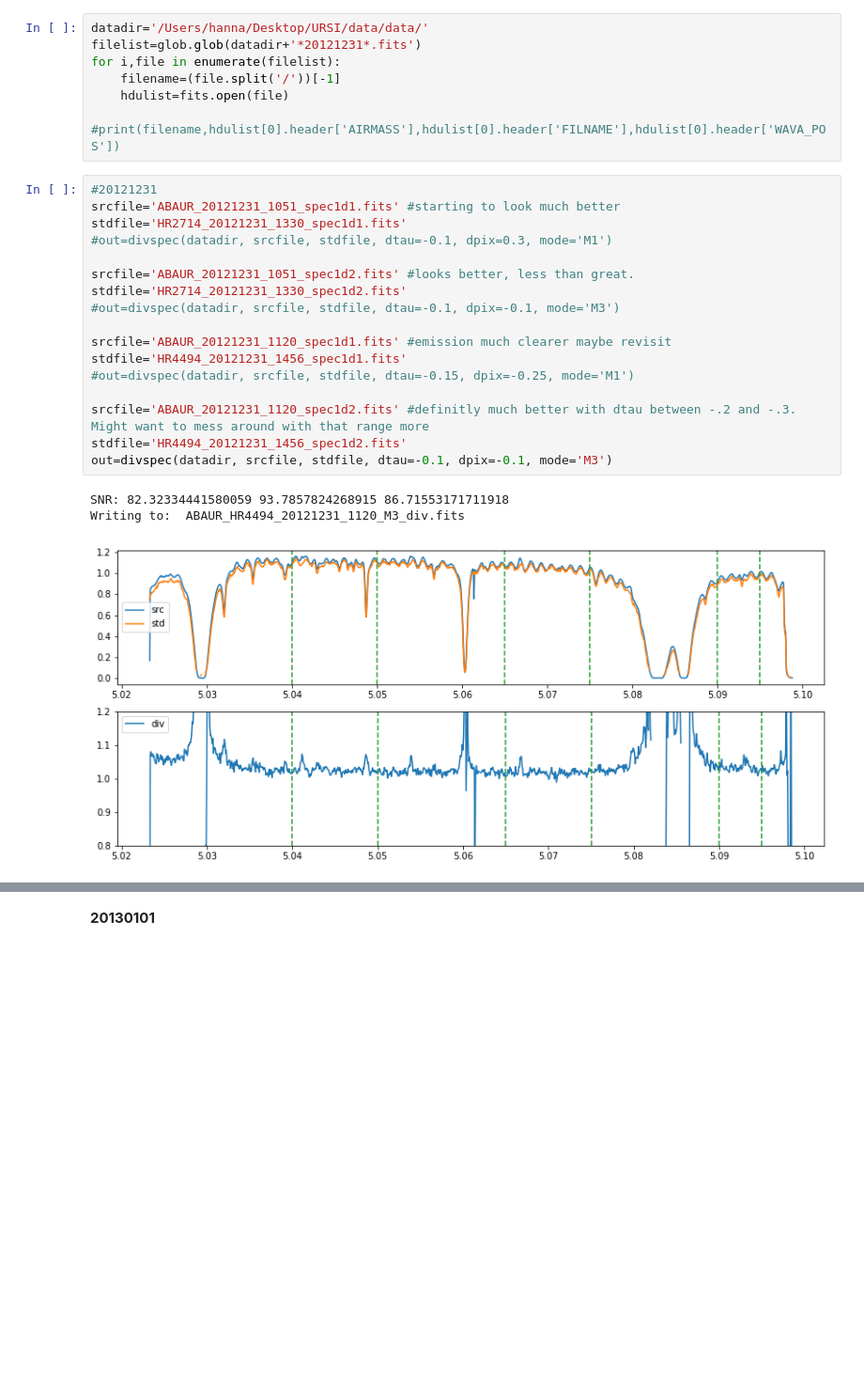
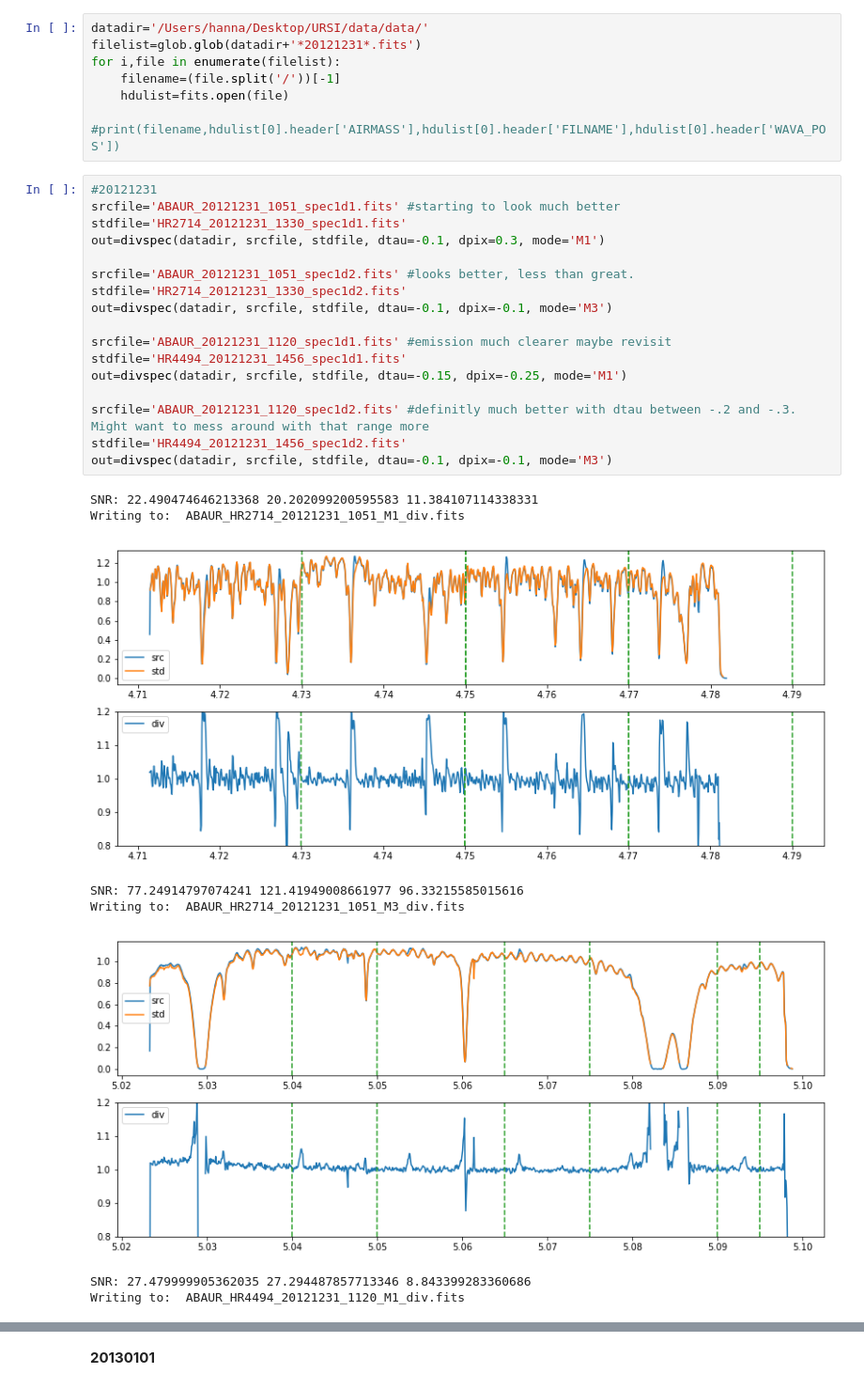
Before and after one commit to hanmars1822/summer_research, a Jupyter notebook: telluric_correction_abaur.ipynb, the cells around one changed output, grey strips where cells are left out. Shown at 94% size. Saved outputs shown, nothing was run; the diff lists cells and outputs as text; blank space fills up the shorter version.

```diff
--- a/telluric_correction_abaur.ipynb
+++ b/telluric_correction_abaur.ipynb
@@ -266,21 +286,26 @@ for i,file in enumerate(filelist):
 # %%
 #20121231
 srcfile='ABAUR_20121231_1051_spec1d1.fits' #starting to look much better
 stdfile='HR2714_20121231_1330_spec1d1.fits'
-#out=divspec(datadir, srcfile, stdfile, dtau=-0.1, dpix=0.3, mode='M1')
+out=divspec(datadir, srcfile, stdfile, dtau=-0.1, dpix=0.3, mode='M1')
 
 srcfile='ABAUR_20121231_1051_spec1d2.fits' #looks better, less than great.
 stdfile='HR2714_20121231_1330_spec1d2.fits'
-#out=divspec(datadir, srcfile, stdfile, dtau=-0.1, dpix=-0.1, mode='M3')
+out=divspec(datadir, srcfile, stdfile, dtau=-0.1, dpix=-0.1, mode='M3')
 
 srcfile='ABAUR_20121231_1120_spec1d1.fits' #emission much clearer maybe revisit
 stdfile='HR4494_20121231_1456_spec1d1.fits'
-#out=divspec(datadir, srcfile, stdfile, dtau=-0.15, dpix=-0.25, mode='M1')
+out=divspec(datadir, srcfile, stdfile, dtau=-0.15, dpix=-0.25, mode='M1')
 
 srcfile='ABAUR_20121231_1120_spec1d2.fits' #definitly much better with dtau between -.2 and -.3. Might want to mess around with that range more
 stdfile='HR4494_20121231_1456_spec1d2.fits'
 out=divspec(datadir, srcfile, stdfile, dtau=-0.1, dpix=-0.1, mode='M3')
 # %% [output]
-SNR: 82.32334441580059 93.7857824268915 86.71553171711918
-Writing to:  ABAUR_HR4494_20121231_1120_M3_div.fits
+SNR: 22.490474646213368 20.202099200595583 11.384107114338331
+Writing to:  ABAUR_HR2714_20121231_1051_M1_div.fits
-[figure, old version]
+[figure, new version]
+SNR: 77.24914797074241 121.41949008661977 96.33215585015616
+Writing to:  ABAUR_HR2714_20121231_1051_M3_div.fits
+[figure, added]
+SNR: 27.479999905362035 27.294487857713346 8.843399283360686
+Writing to:  ABAUR_HR4494_20121231_1120_M1_div.fits
```
Also changed, not shown: parts of 13 cells of this notebook, 2 other files.
